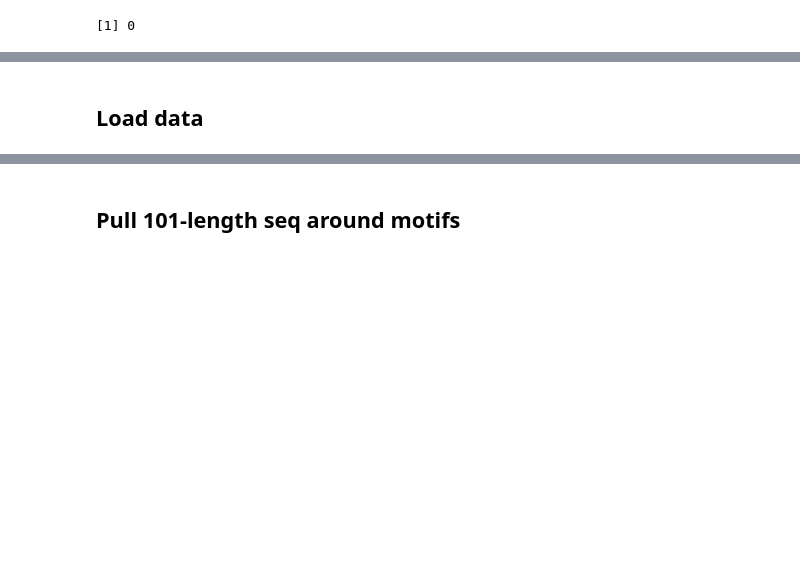
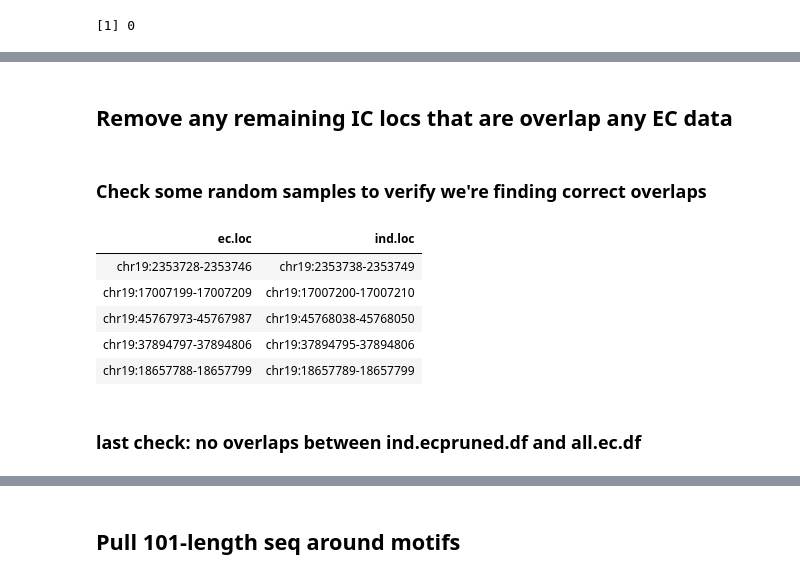
Before and after one commit to donovanr/shared_jupyter_notebooks, a Jupyter notebook: sparse_fasta_seqs_around_CS_locs.ipynb, the cells around one changed output, grey strips where cells are left out. Saved outputs shown, nothing was run; the diff lists cells and outputs as text; code cells hidden in the pictures; blank space fills up the shorter version.

Commit message:
overlap detection and filtering works

```diff
--- a/sparse_fasta_seqs_around_CS_locs.ipynb
+++ b/sparse_fasta_seqs_around_CS_locs.ipynb
@@ -159,7 +159,12 @@ dim(ind.df)
 # %% [markdown]
 ### Check to make sure all locs are non overlapping
 # %%
+# need to add an index column (lodid) to be able to properly match things
 my.locs.df <- locStringToBedTable(ind.df$loc)
+my.locs.df$locid <- as.integer(rownames(my.locs.df))
+my.locs.df <- as_data_frame(my.locs.df)
+my.locs.df <- my.locs.df[with(my.locs.df, order(locid)), ]
+
 my.locs.df$center <- as.integer(round(0.5*(my.locs.df$start + my.locs.df$end)))
 
 my.chr <- "chr19"
@@ -227,2 +182,34 @@ rm(get.ind.nodes.greedy)
-# %% [markdown]
-## Load data
+# %% [markdown]
+## Remove any remaining IC locs that are overlap any EC data
+# %%
+all.ec.df <- rbind(ec.train.df, ec.test.df, ec.valid.df)
+# %%
+# need to add an index column (lodid) to be able to properly match things
+ec.locs.df <- locStringToBedTable(all.ec.df$loc)
+ec.locs.df$locid <- as.integer(rownames(ec.locs.df))
+ec.locs.df <- as_data_frame(ec.locs.df)
+ec.locs.df <- ec.locs.df[with(ec.locs.df, order(locid)), ]
+
+ec.locs.df$center <- as.integer(round(0.5*(ec.locs.df$start + ec.locs.df$end)))
+
+ec.chr <- "chr19"
+ec.gr <- GRanges(seqnames=ec.chr,
+                 IRanges(start=ec.locs.df$center-50, end=ec.locs.df$center+50))
+
+ind.ec.overlaps.df <- as_data_frame(findOverlaps(my.gr,ec.gr))
+# %% [markdown]
+### Check some random samples to verify we're finding correct overlaps
+# %%
+i.overlap <- sample(nrow(ind.ec.overlaps.df), 5)
+
+i.ind <- ind.ec.overlaps.df[i.overlap,]$queryHits
+i.ec <- ind.ec.overlaps.df[i.overlap,]$subjectHits
+
+data.frame(ec.loc=all.ec.df[i.ec,]$loc,ind.loc=ind.df[i.ind,]$loc)
+# %% [output]
+| ec.loc | ind.loc |
+| chr19:2353728-2353746 | chr19:2353738-2353749 |
+| chr19:17007199-17007209 | chr19:17007200-17007210 |
+| chr19:45767973-45767987 | chr19:45768038-45768050 |
+| chr19:37894797-37894806 | chr19:37894795-37894806 |
+| chr19:18657788-18657799 | chr19:18657789-18657799 |
@@ -228,0 +220,2 @@ rm(get.ind.nodes.greedy)
+# %% [markdown]
+### last check: no overlaps between ind.ecpruned.df and all.ec.df
```
Also changed, not shown: parts of 26 cells of this notebook.
